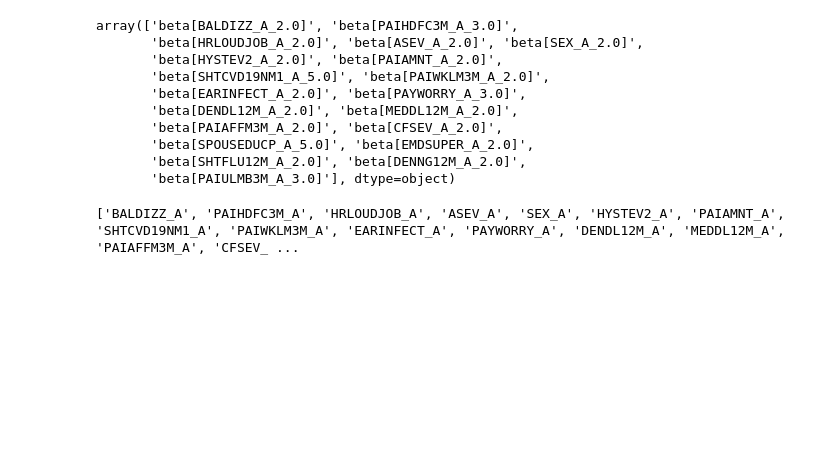
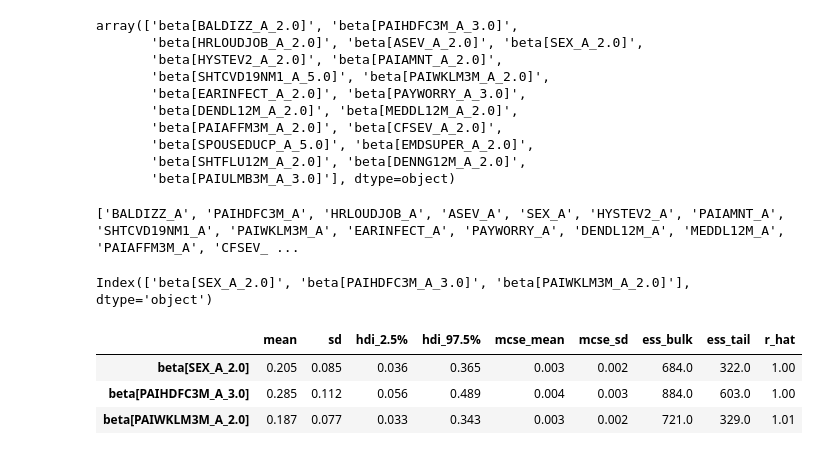
Before and after one commit to kehunter/bayesian-lcovid, a Jupyter notebook: feature_selection.ipynb, the cells around one changed output. Drawn from its saved outputs; the diff is of its cells as text; code cells hidden in the pictures; blank space fills up the shorter version.

```diff
--- a/feature_selection.ipynb
+++ b/feature_selection.ipynb
@@ -171,0 +172,9 @@ summary.to_csv("feature_selection_results_2chains.csv", index=True)
+# %%
+print(summary[summary['hdi_2.5%']>0].index)
+summary[summary['hdi_2.5%']>0]
+# %% [output]
+Index(['beta[SEX_A_2.0]', 'beta[PAIHDFC3M_A_3.0]', 'beta[PAIWKLM3M_A_2.0]'], dtype='object')
+|  | mean | sd | hdi_2.5% | hdi_97.5% | mcse_mean | mcse_sd | ess_bulk | ess_tail | r_hat |
+| beta[SEX_A_2.0] | 0.205 | 0.085 | 0.036 | 0.365 | 0.003 | 0.002 | 684.0 | 322.0 | 1.00 |
+| beta[PAIHDFC3M_A_3.0] | 0.285 | 0.112 | 0.056 | 0.489 | 0.004 | 0.003 | 884.0 | 603.0 | 1.00 |
+| beta[PAIWKLM3M_A_2.0] | 0.187 | 0.077 | 0.033 | 0.343 | 0.003 | 0.002 | 721.0 | 329.0 | 1.01 |
```
Also changed, not shown: parts of 4 cells of this notebook.
